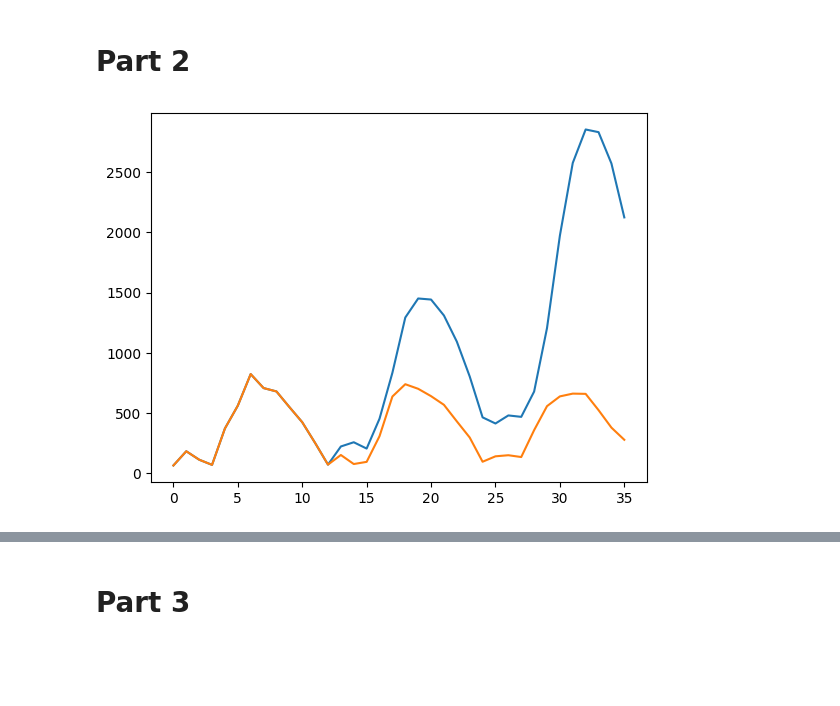
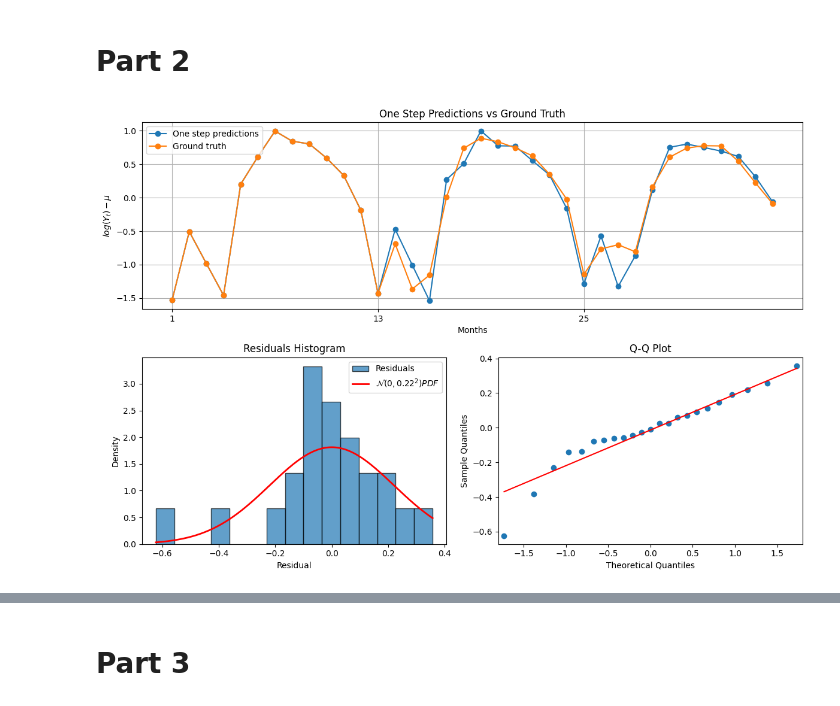
Before and after one commit to luca2618/Timeseries, a Jupyter notebook: assignment3/assignment3_emcken.ipynb, the cells around one changed output, grey strips where cells are left out. Cells and saved outputs as stored; diff of their text form; code cells hidden in the pictures; blank space fills up the shorter version.

```diff
--- a/assignment3/assignment3_emcken.ipynb
+++ b/assignment3/assignment3_emcken.ipynb
@@ -63,19 +68,58 @@ Y = df_solar["power"].values
 # %%
-# np.random.seed(41)
-def AR_plant(Y_t, phi=-0.38, Phi=-0.94, mu=5.74, sigma=0.22, n = 36):
-    eps = np.random.randn(n) * np.sqrt(sigma)
+np.random.seed(42)
+def AR_plant_onestep(Y_t, phi=-0.38, Phi=-0.94, sigma=0.22, n = 36):
+    eps = np.random.randn(n) * sigma
 
-    X = list(Y_t[:13])
+    X = list(Y_t)
+    pred_onestep= list(Y_t[:13])
 
     for t in range(13, n):
-        X_t = -phi*X[t-1]-Phi*X[t-12]+phi*Phi*X[t-13]+eps[t]
-        X.append(X_t)
+        X_t = -phi*X[t-1]-Phi*X[t-12]-phi*Phi*X[t-13]
+        pred_onestep.append(X_t)
 
-    return np.array(X)
-
-
-plt.plot(AR_plant(Y))
-plt.plot(Y)
-plt.show()
+    return np.array(pred_onestep)
-# %% [output]
-[figure, removed]
+# %%
+import matplotlib.pyplot as plt
+import numpy as np
+from scipy.stats import norm
+import statsmodels.api as sm
+
+# Assume: tsf(Y) is log(Y) - mu
+Y_tsf = tsf(Y)
+preds = AR_plant_onestep(Y_tsf)
+res = preds - Y_tsf
+res = res[13:]
+
+fig = plt.figure(figsize=(12, 8))
+
+# Top: Prediction vs Ground Truth (spans two columns)
+ax1 = plt.subplot2grid((2, 2), (0, 0), colspan=2)
+ax1.plot(np.arange(1, len(Y_tsf)+1), preds, marker='o', label='One step predictions')
+ax1.plot(np.arange(1, len(Y_tsf)+1), Y_tsf, marker='o', label='Ground truth')
+plt.xticks(np.arange(1, 36, 12))
+plt.xlabel("Months")
+plt.ylabel("$log(Y_t) - \mu$")
+ax1.grid()
+ax1.legend(loc='upper left')
+ax1.set_title("One Step Predictions vs Ground Truth")
+
+# Bottom left: Histogram with bell curve
+ax2 = plt.subplot2grid((2, 2), (1, 0))
+count, bins, ignored = ax2.hist(res, density=True, bins=15, alpha=0.7, edgecolor='black', label="Residuals")
+x = np.linspace(min(bins), max(bins), 1000)
+pdf = norm.pdf(x, 0, 0.22)
+ax2.plot(x, pdf, 'r-', lw=2, label='$\mathcal{N}(0, 0.22^2) PDF$')
+ax2.legend()
+plt.xlabel("Residual")
+plt.ylabel("Density")
+ax2.set_title("Residuals Histogram")
+
+# Bottom right: Q-Q plot
+ax3 = plt.subplot2grid((2, 2), (1, 1))
+sm.qqplot(res, line='s', ax=ax3)
+ax3.set_title("Q-Q Plot")
+
+plt.tight_layout()
+plt.show()
+# %% [output]
+[figure, added]
```
Also changed, not shown: parts of 10 cells of this notebook.
